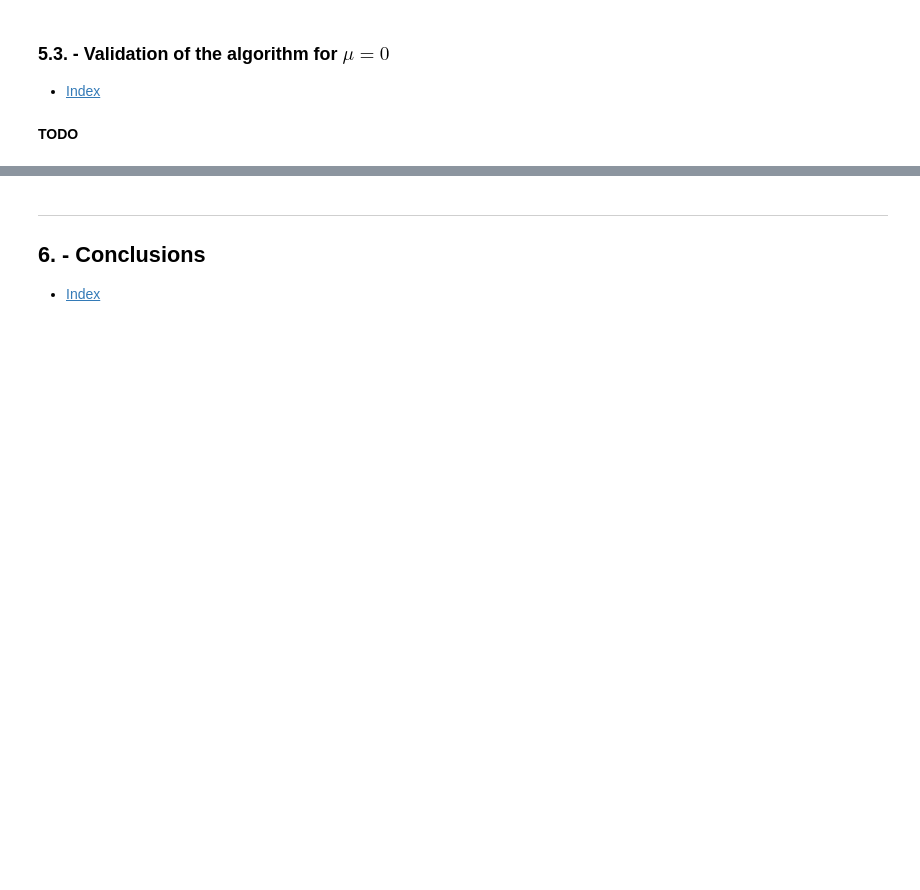
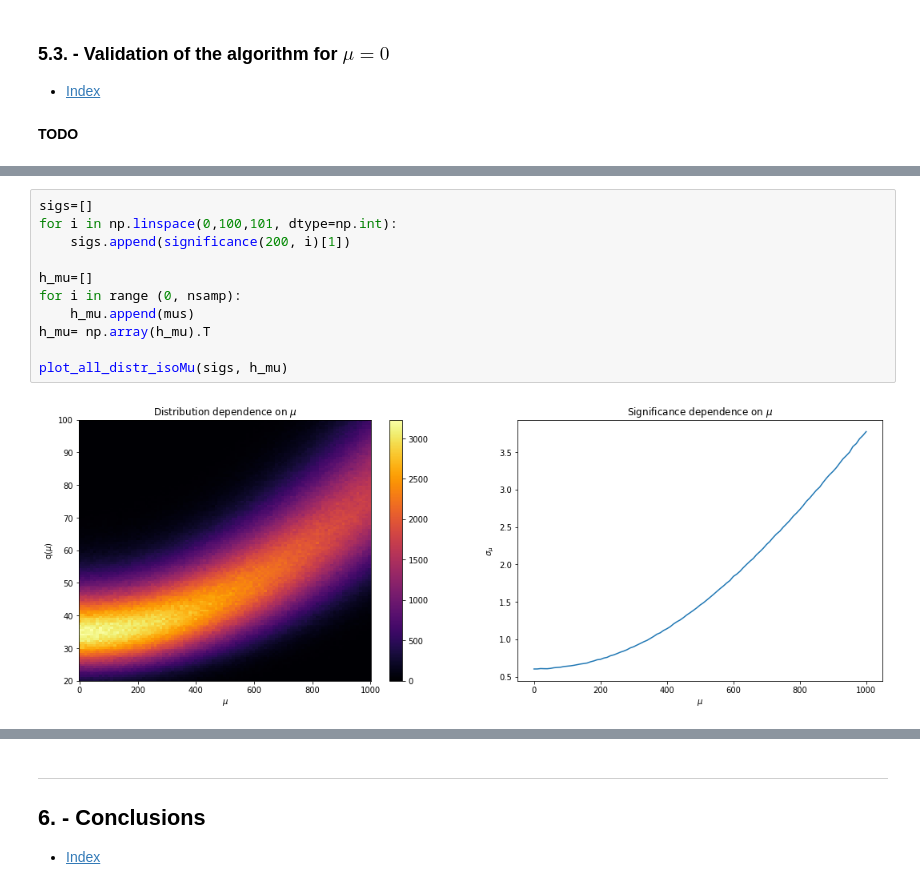
Before and after one commit to pacca4/Project_LocpB_plots, a Jupyter notebook: presentation/presentation.ipynb, the cells around one changed output, grey strips where cells are left out. Drawn from its saved outputs; the diff is of its cells as text; blank space fills up the shorter version.

```diff
--- a/presentation/presentation.ipynb
+++ b/presentation/presentation.ipynb
@@ -476,0 +506,13 @@ This algorithm is repeated for a large number of times to have a smooth sampled
+# %%
+sigs=[]
+for i in np.linspace(0,100,101, dtype=np.int):
+    sigs.append(significance(200, i)[1])
+
+h_mu=[]
+for i in range (0, nsamp):
+    h_mu.append(mus)
+h_mu= np.array(h_mu).T
+
+plot_all_distr_isoMu(sigs, h_mu)
+# %% [output]
+[figure, added]
```
Also changed, not shown: parts of 13 cells of this notebook, 23 other files.
